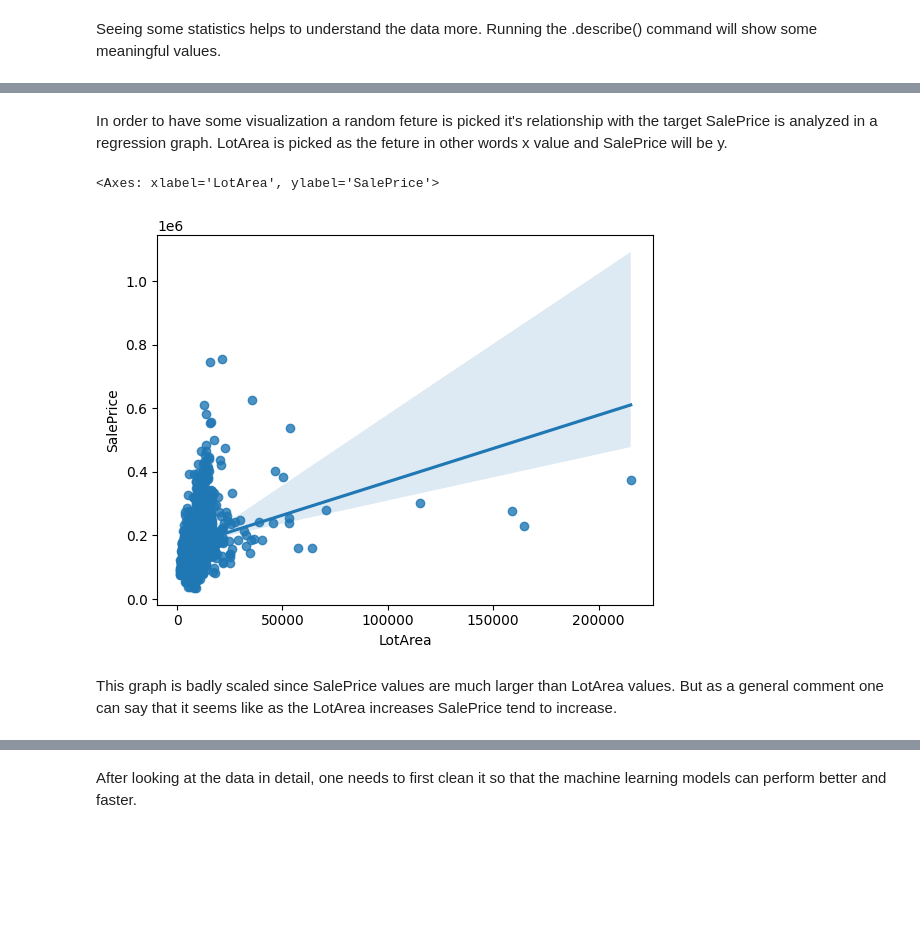
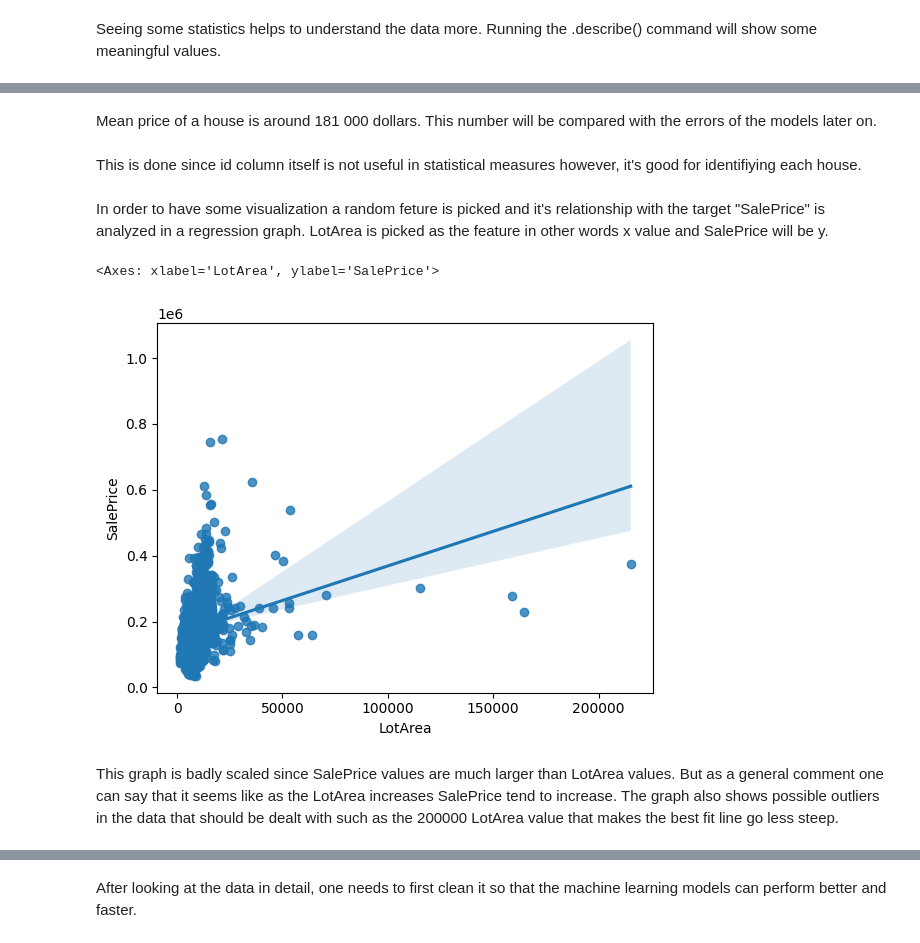
Before and after one commit to usserra/ML_Project_Housing_Prices, a Jupyter notebook: Poetry_VR_Environment/Predicting_Housing_Prices.ipynb, the cells around one changed output, grey strips where cells are left out. Drawn from its saved outputs; the diff is of its cells as text; code cells hidden in the pictures; blank space fills up the shorter version.

```diff
--- a/Poetry_VR_Environment/Predicting_Housing_Prices.ipynb
+++ b/Poetry_VR_Environment/Predicting_Housing_Prices.ipynb
@@ -23,6 +23,9 @@ After setting up the project envrionment, next step in the pipleine is to downlo
 # %%
 import pandas as pd
 train_set = "/Users/serraus/Desktop/house-prices-advanced-regression-techniques/train.csv"
-pd.read_csv(train_set)
+train_data = pd.read_csv(train_set)
+
+#test_set = "/Users/serraus/Documents/GitHub/ML_Project_Housing_Prices/dataset/test.csv"
+#test_data = pd.read_csv(test_set)
 # %% [markdown]
 * The data set has 1460 rows and 81 columns. If the "Id" column is excluded, there are 79 different features, which are qualities of a hosue in Iowa region, in this dataset which might effect the target which is the "SalePrice" of a house.
@@ -55,0 +49,5 @@ Although some measures are meaningless such as the mean of id column, many are v
+# %% [markdown]
+Mean price of a house is around 181 000 dollars. This number will be compared with the errors of the models later on.
+# %%
+import pandas as pd
+train_data.set_index("Id", inplace=True) #Id column is set as the new name for the rows, inplace = True allows the DataFrame to be updated
@@ -56,11 +56,14 @@ Although some measures are meaningless such as the mean of id column, many are v
+# %% [markdown]
+This is done since id column itself is not useful in statistical measures however, it's good for identifiying each house.
 # %% [markdown]
-In order to have some visualization a random feture is picked it's relationship with the target SalePrice is analyzed in a regression graph.
-LotArea is picked as the feture in other words x value and SalePrice will be y.
+In order to have some visualization a random feture is picked and it's relationship with the target "SalePrice" is analyzed in a regression graph.
+LotArea is picked as the feature in other words x value and SalePrice will be y.
 # %%
-import seaborn as sns #seaborn is the library i will use for graphs
-sns.regplot(x = data["LotArea"], y = data["SalePrice"]) #regplot is for a regression graph
+import seaborn as sns #seaborn is the library that will be used for graphs
+sns.regplot(x = train_data["LotArea"], y = train_data["SalePrice"]) #regplot is for a regression graph
 # %% [output]
 <Axes: xlabel='LotArea', ylabel='SalePrice'>
-[figure, old version]
+[figure, new version]
 # %% [markdown]
 This graph is badly scaled since SalePrice values are much larger than LotArea values. But as a general comment one can say that it seems like as the LotArea increases SalePrice tend to increase.
+The graph also shows possible outliers in the data that should be dealt with such as the 200000 LotArea value that makes the best fit line go less steep.
```
Also changed, not shown: parts of 57 cells of this notebook, 2 other files.
